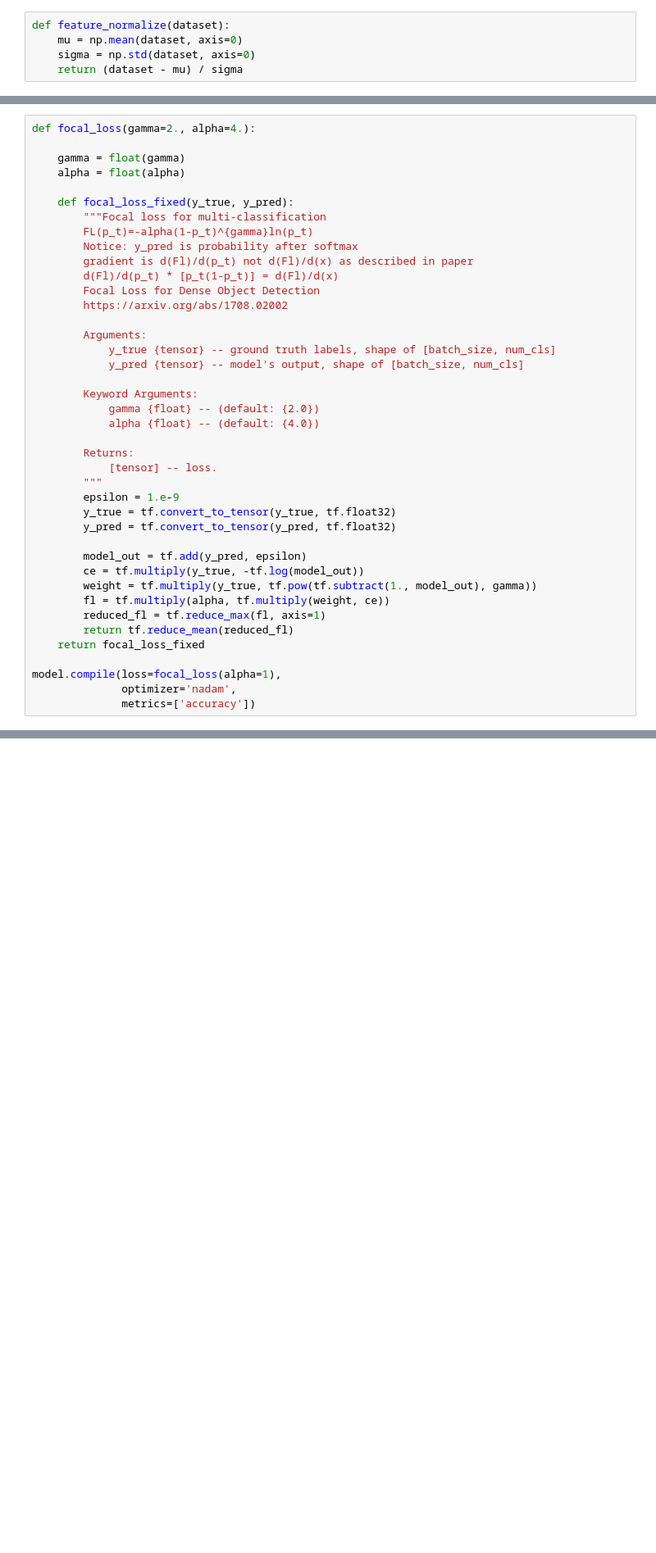
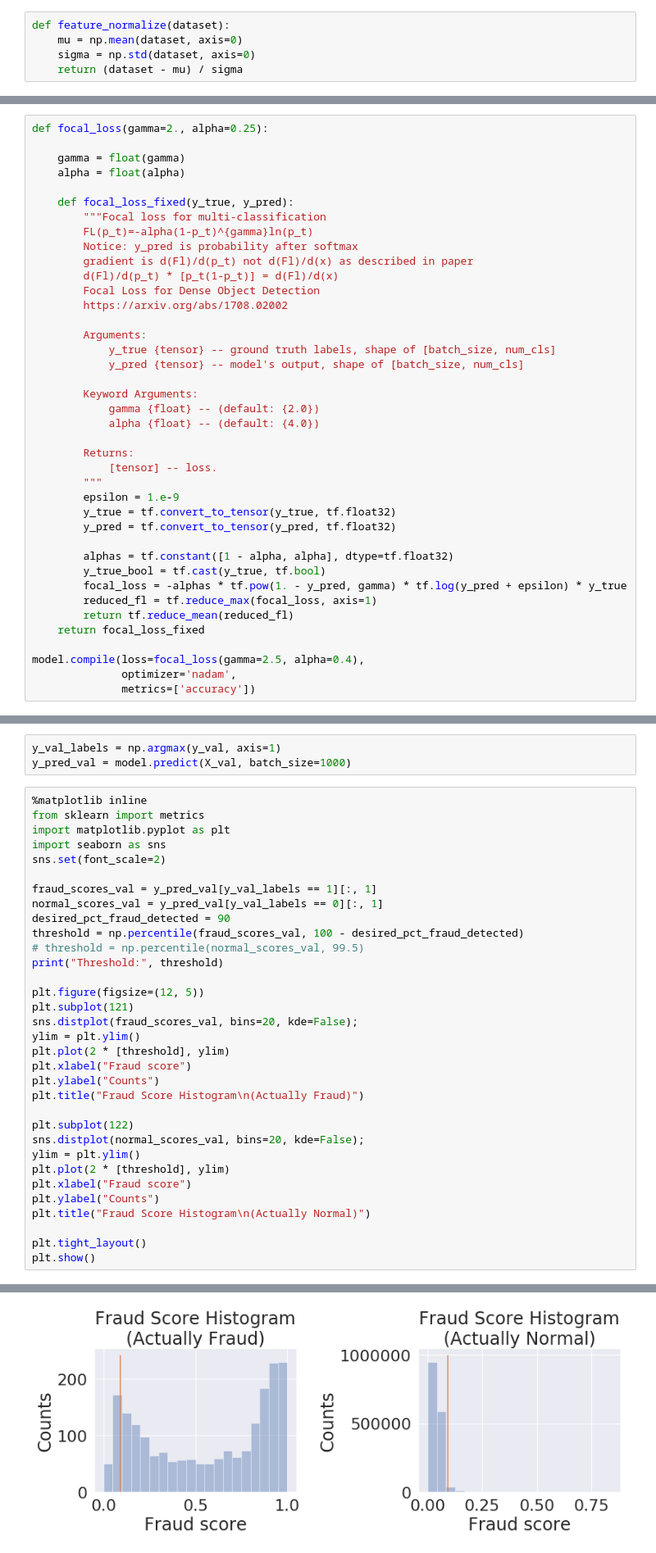
Before and after one commit to sheromon/Focal_Loss_Keras, a Jupyter notebook: src/keras_focal_loss.ipynb, the cells around one changed output, grey strips where cells are left out. Shown at 82% size. Cells and saved outputs as stored; diff of their text form; blank space fills up the shorter version.

```diff
--- a/src/keras_focal_loss.ipynb
+++ b/src/keras_focal_loss.ipynb
@@ -56,7 +55,7 @@ model.add(Dense(20, activation='relu', name='fc1'))
 model.add(Dense(10, activation='relu', name='fc2'))
 model.add(Dense(nb_classes, activation='softmax', name='output'))
 # %%
-def focal_loss(gamma=2., alpha=4.):
+def focal_loss(gamma=2., alpha=0.25):
 
     gamma = float(gamma)
     alpha = float(alpha)
@@ -85,15 +84,14 @@ def focal_loss(gamma=2., alpha=4.):
         y_true = tf.convert_to_tensor(y_true, tf.float32)
         y_pred = tf.convert_to_tensor(y_pred, tf.float32)
 
-        model_out = tf.add(y_pred, epsilon)
-        ce = tf.multiply(y_true, -tf.log(model_out))
-        weight = tf.multiply(y_true, tf.pow(tf.subtract(1., model_out), gamma))
-        fl = tf.multiply(alpha, tf.multiply(weight, ce))
-        reduced_fl = tf.reduce_max(fl, axis=1)
+        alphas = tf.constant([1 - alpha, alpha], dtype=tf.float32)
+        y_true_bool = tf.cast(y_true, tf.bool)
+        focal_loss = -alphas * tf.pow(1. - y_pred, gamma) * tf.log(y_pred + epsilon) * y_true
+        reduced_fl = tf.reduce_max(focal_loss, axis=1)
         return tf.reduce_mean(reduced_fl)
     return focal_loss_fixed
 
-model.compile(loss=focal_loss(alpha=1),
+model.compile(loss=focal_loss(gamma=2.5, alpha=0.4),
               optimizer='nadam',
               metrics=['accuracy'])
 # %%
@@ -143,0 +133,37 @@ score
+# %%
+y_val_labels = np.argmax(y_val, axis=1)
+y_pred_val = model.predict(X_val, batch_size=1000)
+# %%
+%matplotlib inline
+from sklearn import metrics
+import matplotlib.pyplot as plt
+import seaborn as sns
+sns.set(font_scale=2)
+
+fraud_scores_val = y_pred_val[y_val_labels == 1][:, 1]
+normal_scores_val = y_pred_val[y_val_labels == 0][:, 1]
+desired_pct_fraud_detected = 90
+threshold = np.percentile(fraud_scores_val, 100 - desired_pct_fraud_detected)
+# threshold = np.percentile(normal_scores_val, 99.5)
+print("Threshold:", threshold)
+
+plt.figure(figsize=(12, 5))
+plt.subplot(121)
+sns.distplot(fraud_scores_val, bins=20, kde=False);
+ylim = plt.ylim()
+plt.plot(2 * [threshold], ylim)
+plt.xlabel("Fraud score")
+plt.ylabel("Counts")
+plt.title("Fraud Score Histogram\n(Actually Fraud)")
+
+plt.subplot(122)
+sns.distplot(normal_scores_val, bins=20, kde=False);
+ylim = plt.ylim()
+plt.plot(2 * [threshold], ylim)
+plt.xlabel("Fraud score")
+plt.ylabel("Counts")
+plt.title("Fraud Score Histogram\n(Actually Normal)")
+
+plt.tight_layout()
+plt.show()
+# %% [output]
@@ -144,3 +171,4 @@ score
+[figure, added]
 # %% [markdown]
 ### Predict normal vs. fraud on test set data
 Now, let's analyze our model's performance on the test set data. We'll look at confusion matrix plots and calculate the F1 score.
```
Also changed, not shown: parts of 12 cells of this notebook, 1 other file.
